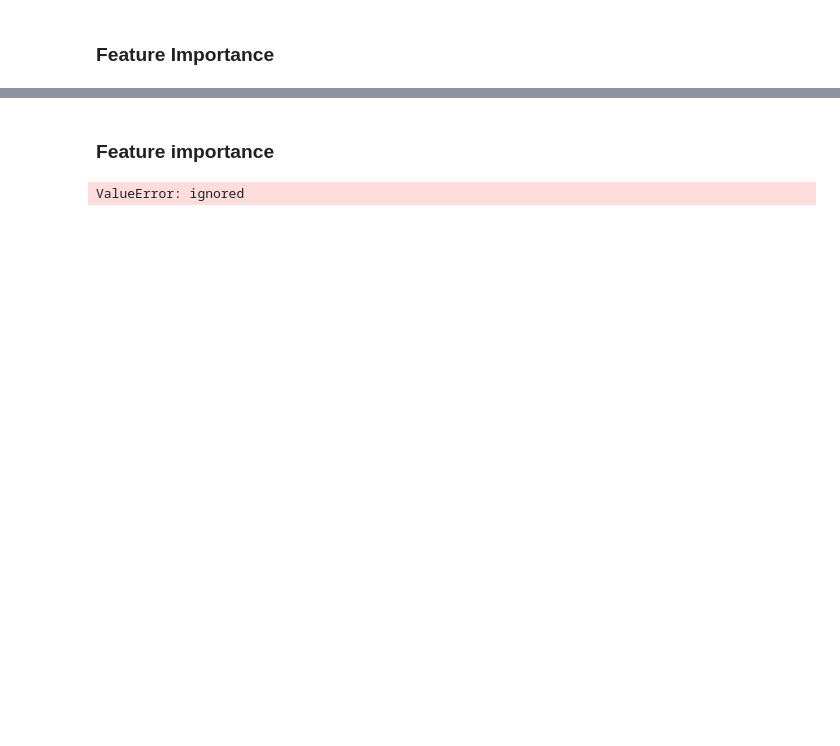
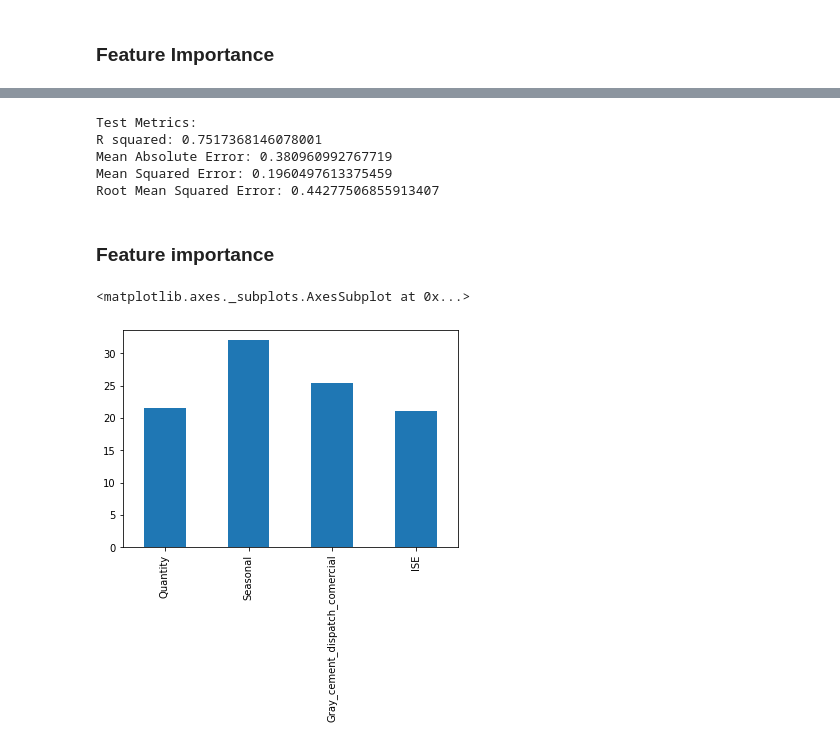
Before and after one commit to JF11579/Adelphi, a Jupyter notebook: Sprint_6_Sat_Porc_Data.ipynb, the cells around one changed output, grey strips where cells are left out. Drawn from its saved outputs; the diff is of its cells as text; code cells hidden in the pictures; blank space fills up the shorter version.

```diff
--- a/Sprint_6_Sat_Porc_Data.ipynb
+++ b/Sprint_6_Sat_Porc_Data.ipynb
@@ -354,12 +359,21 @@ ValueError: ignored
+# %%
+ Metrics(y_test, y_pred_Test)
+# %% [output]
+Test Metrics:
+R squared: 0.7517368146078001
+Mean Absolute Error: 0.380960992767719
+Mean Squared Error: 0.1960497613375459
+Root Mean Squared Error: 0.44277506855913407
 # %% [markdown]
 ### Feature importance
 # %%
 cb = CatBoostRegressor()
 cb.fit(X_train, y_train, eval_set=(X_test, y_test), verbose=0)
 
-Features = dataframe.columns[0:10]
+Features = dataframe.columns[0:4]
 
 Feature_importances = pd.Series(cb.feature_importances_, index=Features)
 Feature_importances.plot.bar()
 # %% [output]
-ValueError: ignored
+<matplotlib.axes._subplots.AxesSubplot at 0x...>
+[figure, added]
```
Also changed, not shown: parts of 18 cells of this notebook.
